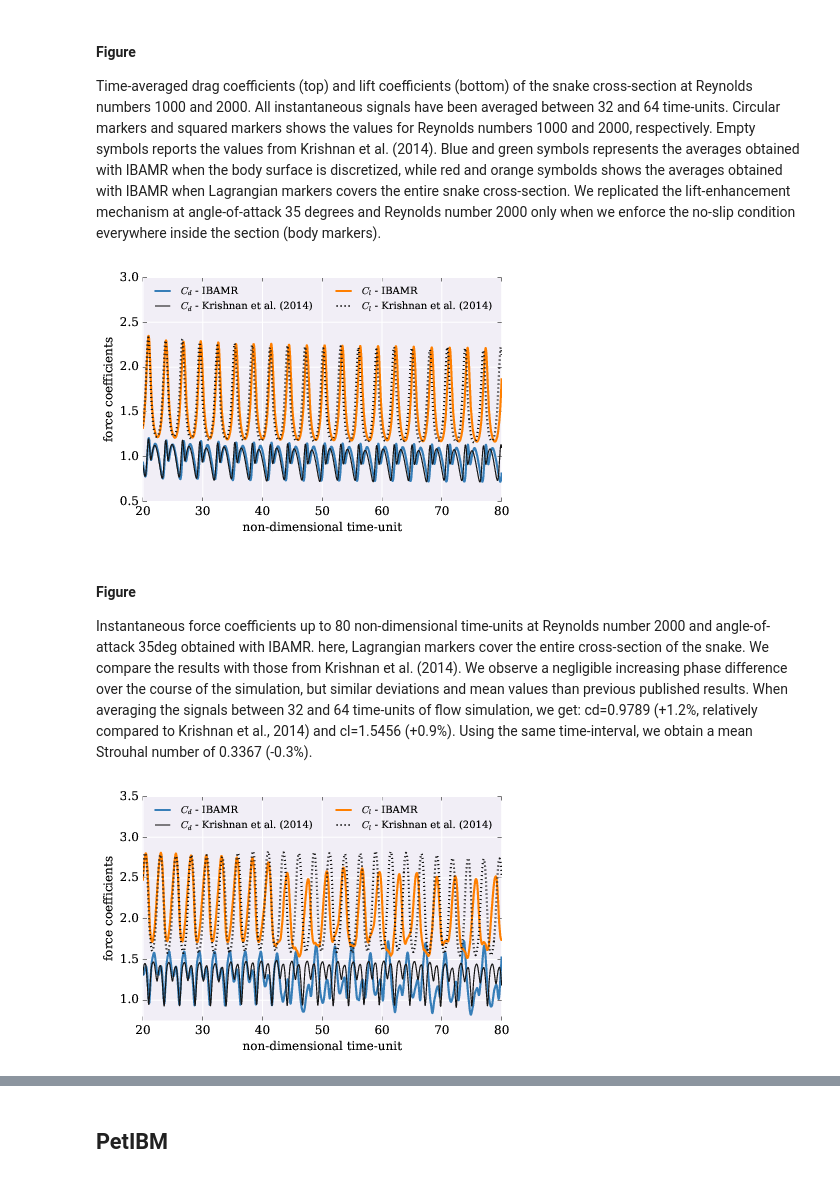
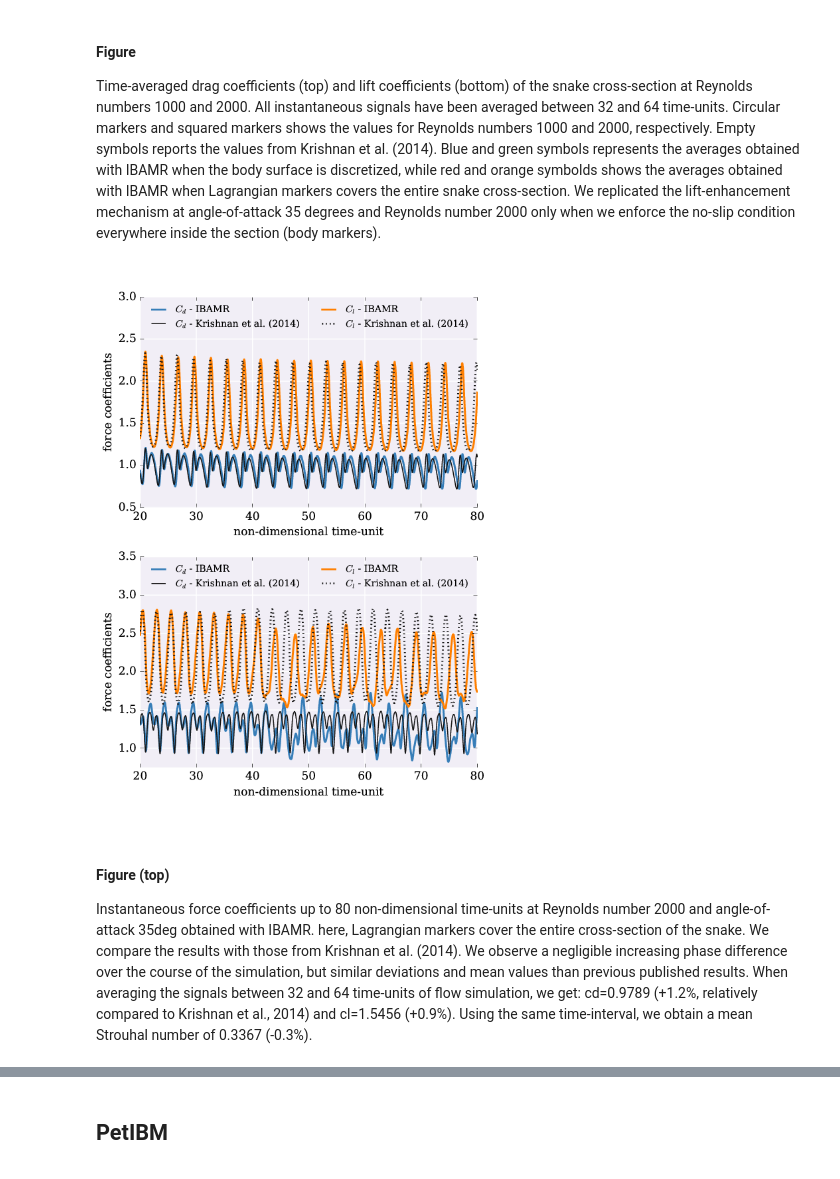
Before and after one commit to barbagroup/snake-repro, a Jupyter notebook: figures/figuresCaptions.ipynb, the cells around one changed output, grey strips where cells are left out. Cells and saved outputs as stored; diff of their text form; code cells hidden in the pictures.

```diff
--- a/figures/figuresCaptions.ipynb
+++ b/figures/figuresCaptions.ipynb
@@ -135,12 +123,12 @@ We replicated the lift-enhancement mechanism at angle-of-attack 35 degrees and R
 # %%
 path = os.path.join(os.getcwd(),
                     'ibamr',
-                    'ibamr_forceCoefficientsRe2000AoA30.pdf')
+                    'ibamr_forceCoefficientsRe2000.pdf')
 display(WImage(filename=path))
 # %% [output]
-[figure, old version]
+[figure, new version]
 # %% [markdown]
-#### Figure
+#### Figure (top)
 
 Instantaneous force coefficients up to 80 non-dimensional time-units at Reynolds number 2000 and angle-of-attack 35deg obtained with IBAMR.
 here, Lagrangian markers cover the entire cross-section of the snake.
@@ -148,11 +136,4 @@ We compare the results with those from Krishnan et al. (2014).
 We observe a negligible increasing phase difference over the course of the simulation, but similar deviations and mean values than previous published results.
 When averaging the signals between 32 and 64 time-units of flow simulation, we get: cd=0.9789 (+1.2%, relatively compared to Krishnan et al., 2014) and cl=1.5456 (+0.9%).
 Using the same time-interval, we obtain a mean Strouhal number of 0.3367 (-0.3%).
-# %%
-path = os.path.join(os.getcwd(),
-                    'ibamr',
-                    'ibamr_forceCoefficientsRe2000AoA35.pdf')
-display(WImage(filename=path))
-# %% [output]
-[figure, removed]
 # %% [markdown]
```
Also changed, not shown: parts of 25 cells of this notebook.
